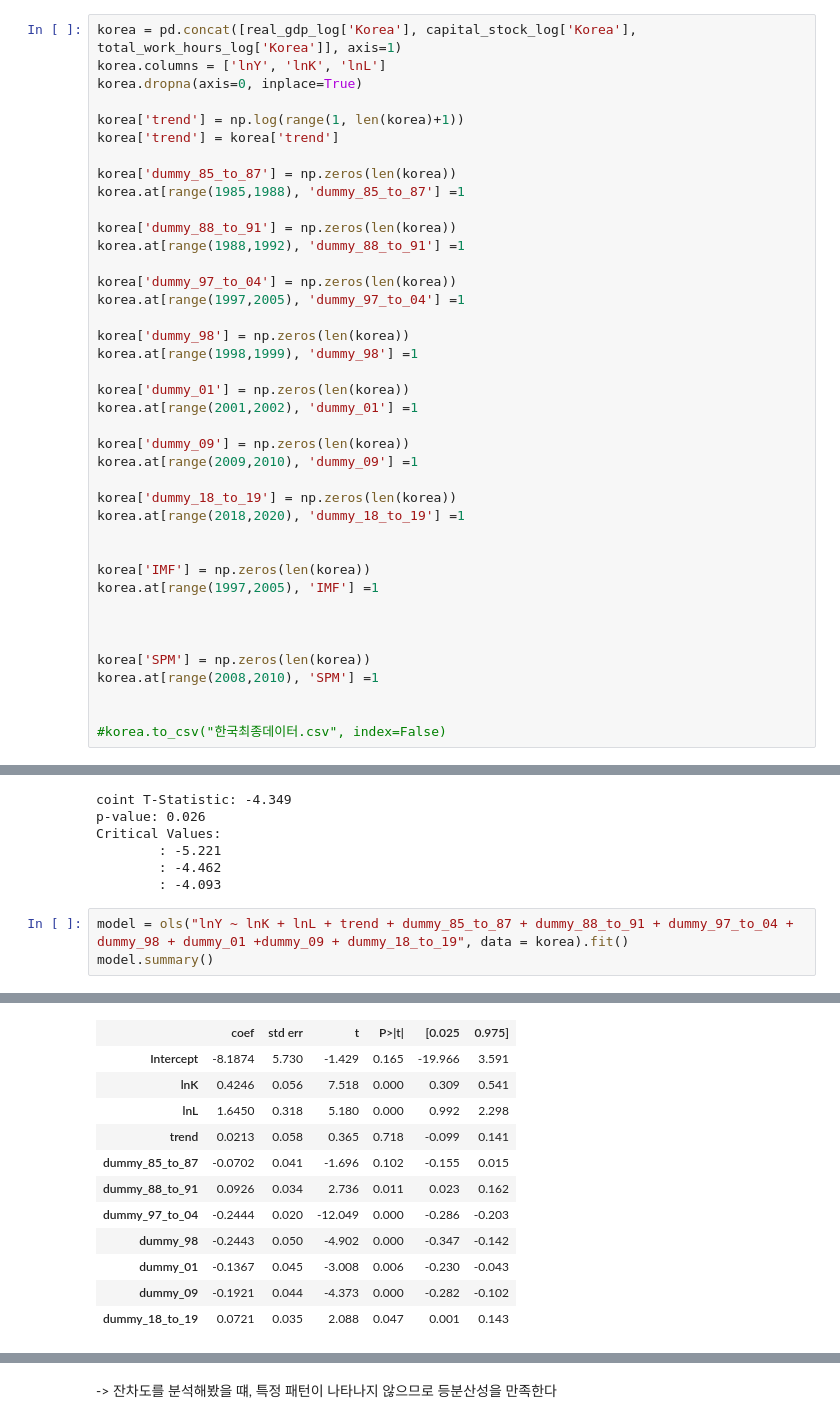
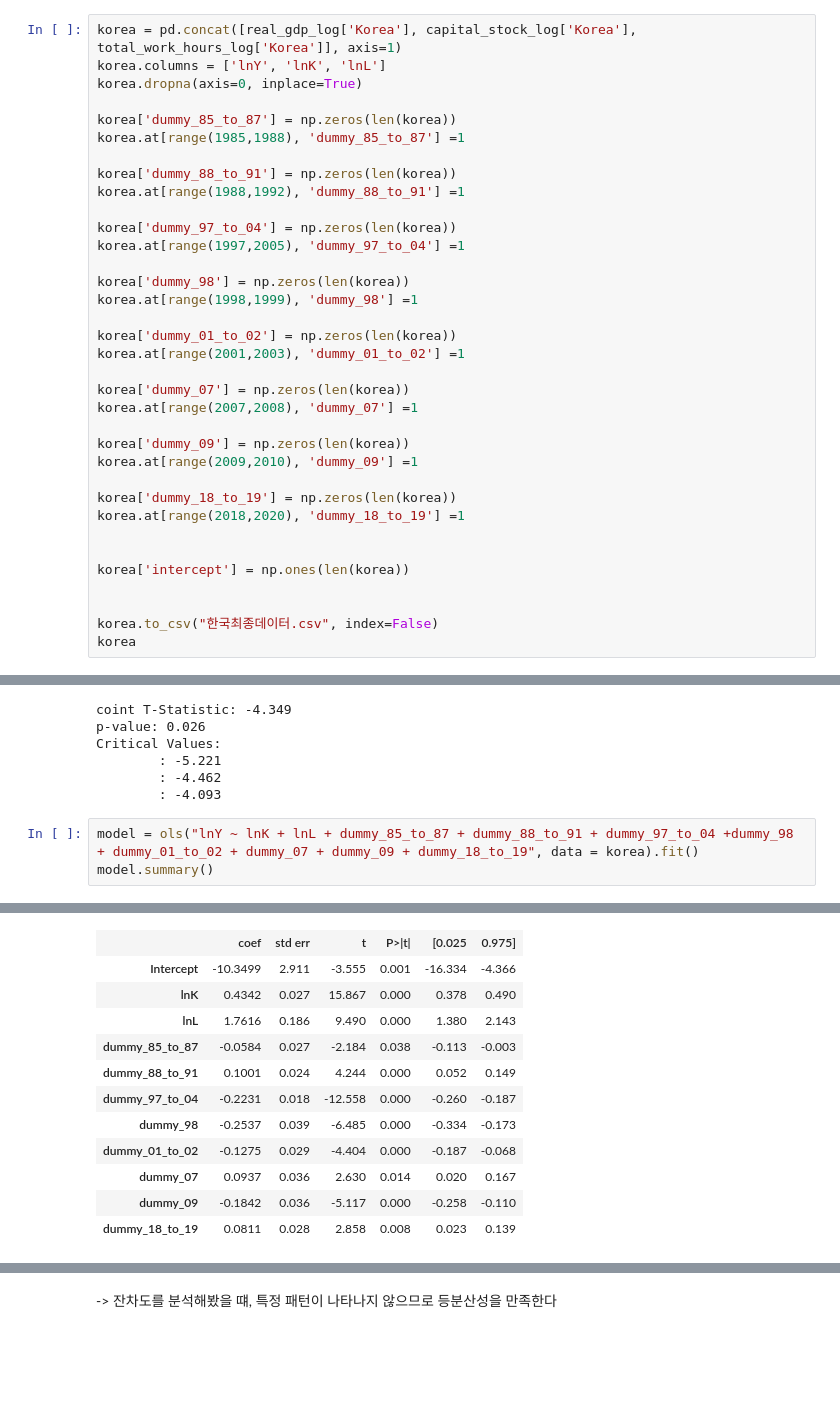
Before and after one commit to jonghwi-kim/Cobb-Douglas-production-function, a Jupyter notebook: regression.ipynb, the cells around one changed output, grey strips where cells are left out. Saved outputs shown, nothing was run; the diff lists cells and outputs as text; blank space fills up the shorter version.

```diff
--- a/regression.ipynb
+++ b/regression.ipynb
@@ -54,9 +42,6 @@ plt.plot(residual.index, residual, '--', color='blue')
 korea = pd.concat([real_gdp_log['Korea'], capital_stock_log['Korea'], total_work_hours_log['Korea']], axis=1)
 korea.columns = ['lnY', 'lnK', 'lnL']
 korea.dropna(axis=0, inplace=True)
-
-korea['trend'] = np.log(range(1, len(korea)+1))
-korea['trend'] = korea['trend']
 
 korea['dummy_85_to_87'] = np.zeros(len(korea))
 korea.at[range(1985,1988), 'dummy_85_to_87'] =1
@@ -70,8 +55,11 @@ korea.at[range(1997,2005), 'dummy_97_to_04'] =1
 korea['dummy_98'] = np.zeros(len(korea))
 korea.at[range(1998,1999), 'dummy_98'] =1
 
-korea['dummy_01'] = np.zeros(len(korea))
-korea.at[range(2001,2002), 'dummy_01'] =1
+korea['dummy_01_to_02'] = np.zeros(len(korea))
+korea.at[range(2001,2003), 'dummy_01_to_02'] =1
+
+korea['dummy_07'] = np.zeros(len(korea))
+korea.at[range(2007,2008), 'dummy_07'] =1
 
 korea['dummy_09'] = np.zeros(len(korea))
 korea.at[range(2009,2010), 'dummy_09'] =1
@@ -80,13 +68,8 @@ korea['dummy_18_to_19'] = np.zeros(len(korea))
 korea.at[range(2018,2020), 'dummy_18_to_19'] =1
 
 
-korea['IMF'] = np.zeros(len(korea))
-korea.at[range(1997,2005), 'IMF'] =1
+korea['intercept'] = np.ones(len(korea))
 
 
-
-korea['SPM'] = np.zeros(len(korea))
-korea.at[range(2008,2010), 'SPM'] =1
-
-
-#korea.to_csv("한국최종데이터.csv", index=False)
+korea.to_csv("한국최종데이터.csv", index=False)
+korea
@@ -152,7 +154,7 @@ Critical Values:
         : -4.462
         : -4.093
 # %%
-model = ols("lnY ~ lnK + lnL + trend + dummy_85_to_87 + dummy_88_to_91 + dummy_97_to_04 + dummy_98 + dummy_01 +dummy_09 + dummy_18_to_19", data = korea).fit()
+model = ols("lnY ~ lnK + lnL + dummy_85_to_87 + dummy_88_to_91 + dummy_97_to_04 +dummy_98 + dummy_01_to_02 + dummy_07 + dummy_09 + dummy_18_to_19", data = korea).fit()
 model.summary()
 # %% [output]
 OLS Regression Results
@@ -166,14 +168,14 @@ OLS Regression Results
 | Df Model: | 10 |  |  |
 | Covariance Type: | nonrobust |  |  |
 |  | coef | std err | t | P>|t| | [0.025 | 0.975] |
-| Intercept | -8.1874 | 5.730 | -1.429 | 0.165 | -19.966 | 3.591 |
-| lnK | 0.4246 | 0.056 | 7.518 | 0.000 | 0.309 | 0.541 |
-| lnL | 1.6450 | 0.318 | 5.180 | 0.000 | 0.992 | 2.298 |
-| trend | 0.0213 | 0.058 | 0.365 | 0.718 | -0.099 | 0.141 |
-| dummy_85_to_87 | -0.0702 | 0.041 | -1.696 | 0.102 | -0.155 | 0.015 |
-| dummy_88_to_91 | 0.0926 | 0.034 | 2.736 | 0.011 | 0.023 | 0.162 |
-| dummy_97_to_04 | -0.2444 | 0.020 | -12.049 | 0.000 | -0.286 | -0.203 |
-| dummy_98 | -0.2443 | 0.050 | -4.902 | 0.000 | -0.347 | -0.142 |
-| dummy_01 | -0.1367 | 0.045 | -3.008 | 0.006 | -0.230 | -0.043 |
-| dummy_09 | -0.1921 | 0.044 | -4.373 | 0.000 | -0.282 | -0.102 |
-| dummy_18_to_19 | 0.0721 | 0.035 | 2.088 | 0.047 | 0.001 | 0.143 |
+| Intercept | -10.3499 | 2.911 | -3.555 | 0.001 | -16.334 | -4.366 |
+| lnK | 0.4342 | 0.027 | 15.867 | 0.000 | 0.378 | 0.490 |
+| lnL | 1.7616 | 0.186 | 9.490 | 0.000 | 1.380 | 2.143 |
+| dummy_85_to_87 | -0.0584 | 0.027 | -2.184 | 0.038 | -0.113 | -0.003 |
+| dummy_88_to_91 | 0.1001 | 0.024 | 4.244 | 0.000 | 0.052 | 0.149 |
+| dummy_97_to_04 | -0.2231 | 0.018 | -12.558 | 0.000 | -0.260 | -0.187 |
+| dummy_98 | -0.2537 | 0.039 | -6.485 | 0.000 | -0.334 | -0.173 |
+| dummy_01_to_02 | -0.1275 | 0.029 | -4.404 | 0.000 | -0.187 | -0.068 |
+| dummy_07 | 0.0937 | 0.036 | 2.630 | 0.014 | 0.020 | 0.167 |
+| dummy_09 | -0.1842 | 0.036 | -5.117 | 0.000 | -0.258 | -0.110 |
+| dummy_18_to_19 | 0.0811 | 0.028 | 2.858 | 0.008 | 0.023 | 0.139 |
```
Also changed, not shown: parts of 17 cells of this notebook.
